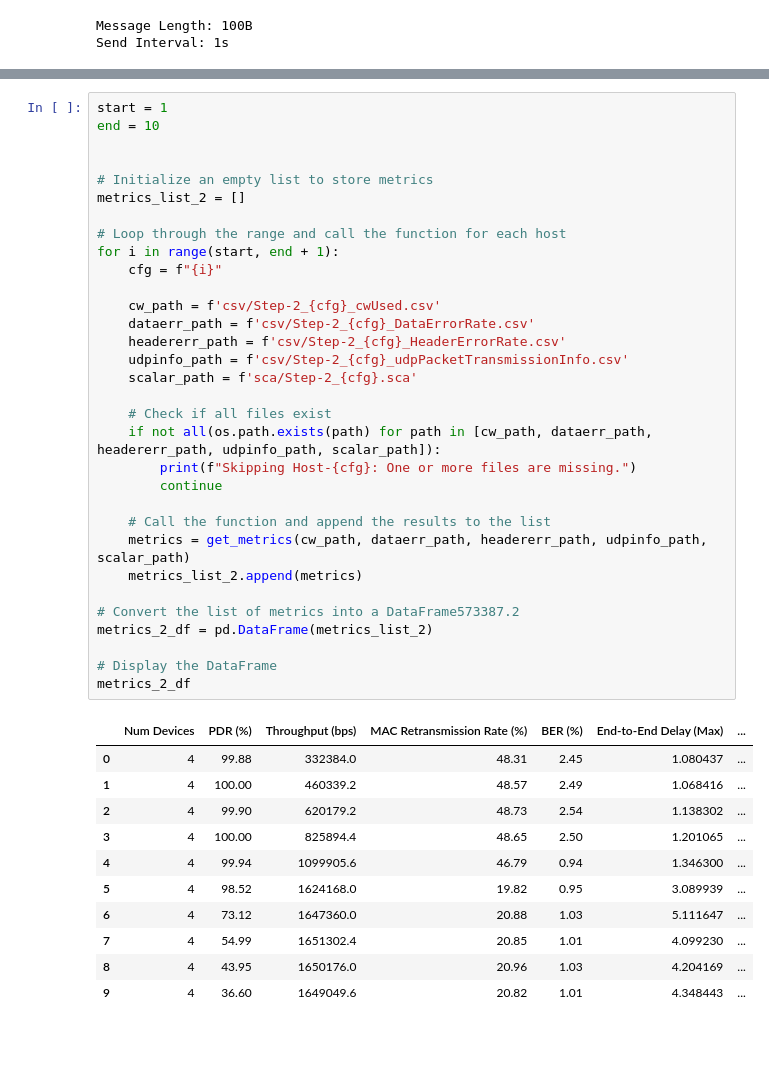
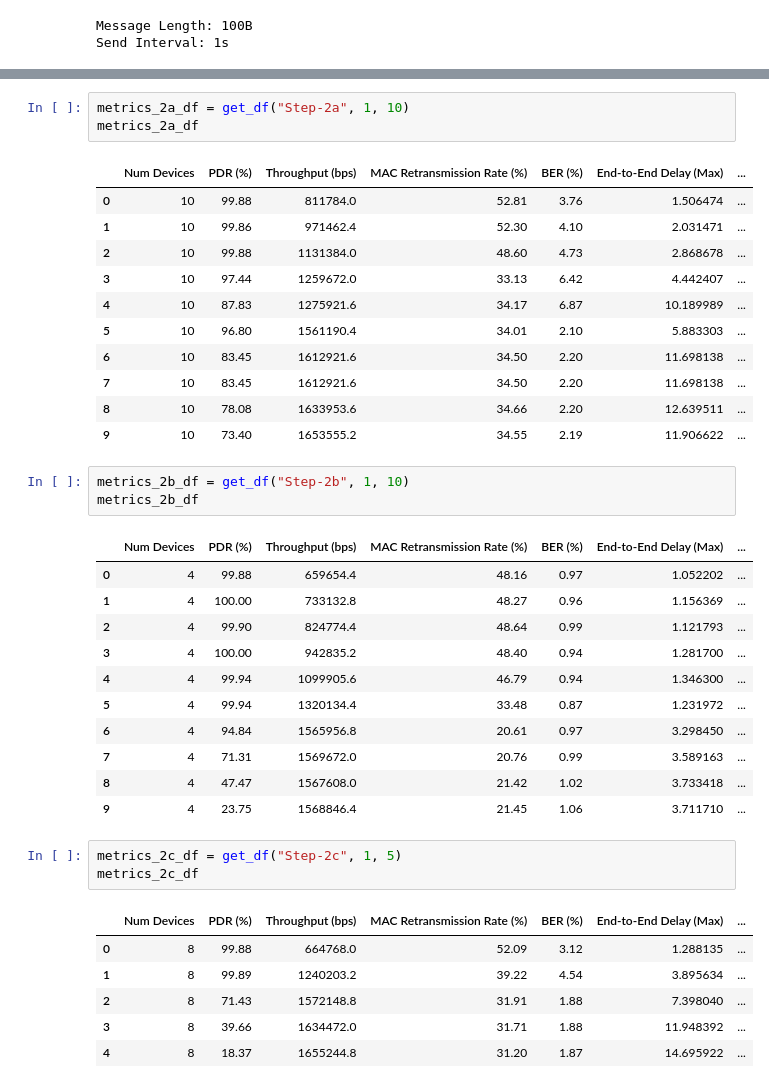
Before and after one commit to ahsanbulbul/Omnetpp-Analyzer, a Jupyter notebook: Performance Analysis.ipynb, the cells around one changed output, grey strips where cells are left out. Drawn from its saved outputs; the diff is of its cells as text; blank space fills up the shorter version.

```diff
--- a/Performance Analysis.ipynb
+++ b/Performance Analysis.ipynb
@@ -505,45 +558,41 @@ Total packets sent: 8000
 PDR: 39.95%
 # %%
-start = 1
-end = 10
-
-
-# Initialize an empty list to store metrics
-metrics_list_2 = []
-
-# Loop through the range and call the function for each host
-for i in range(start, end + 1):
-    cfg = f"{i}"
-
-    cw_path = f'csv/Step-2_{cfg}_cwUsed.csv'
-    dataerr_path = f'csv/Step-2_{cfg}_DataErrorRate.csv'
-    headererr_path = f'csv/Step-2_{cfg}_HeaderErrorRate.csv'
-    udpinfo_path = f'csv/Step-2_{cfg}_udpPacketTransmissionInfo.csv'
-    scalar_path = f'sca/Step-2_{cfg}.sca'
-
-    # Check if all files exist
-    if not all(os.path.exists(path) for path in [cw_path, dataerr_path, headererr_path, udpinfo_path, scalar_path]):
-        print(f"Skipping Host-{cfg}: One or more files are missing.")
-        continue
-
-    # Call the function and append the results to the list
-    metrics = get_metrics(cw_path, dataerr_path, headererr_path, udpinfo_path, scalar_path)
-    metrics_list_2.append(metrics)
-
-# Convert the list of metrics into a DataFrame573387.2
-metrics_2_df = pd.DataFrame(metrics_list_2)
-
-# Display the DataFrame
-metrics_2_df
+metrics_2a_df = get_df("Step-2a", 1, 10)
+metrics_2a_df
 # %% [output]
 |  | Num Devices | PDR (%) | Throughput (bps) | MAC Retransmission Rate (%) | BER (%) | End-to-End Delay (Max) | ... |
-| 0 | 4 | 99.88 | 332384.0 | 48.31 | 2.45 | 1.080437 | ... |
-| 1 | 4 | 100.00 | 460339.2 | 48.57 | 2.49 | 1.068416 | ... |
-| 2 | 4 | 99.90 | 620179.2 | 48.73 | 2.54 | 1.138302 | ... |
-| 3 | 4 | 100.00 | 825894.4 | 48.65 | 2.50 | 1.201065 | ... |
-| 4 | 4 | 99.94 | 1099905.6 | 46.79 | 0.94 | 1.346300 | ... |
-| 5 | 4 | 98.52 | 1624168.0 | 19.82 | 0.95 | 3.089939 | ... |
-| 6 | 4 | 73.12 | 1647360.0 | 20.88 | 1.03 | 5.111647 | ... |
-| 7 | 4 | 54.99 | 1651302.4 | 20.85 | 1.01 | 4.099230 | ... |
-| 8 | 4 | 43.95 | 1650176.0 | 20.96 | 1.03 | 4.204169 | ... |
-| 9 | 4 | 36.60 | 1649049.6 | 20.82 | 1.01 | 4.348443 | ... |
+| 0 | 10 | 99.88 | 811784.0 | 52.81 | 3.76 | 1.506474 | ... |
+| 1 | 10 | 99.86 | 971462.4 | 52.30 | 4.10 | 2.031471 | ... |
+| 2 | 10 | 99.88 | 1131384.0 | 48.60 | 4.73 | 2.868678 | ... |
+| 3 | 10 | 97.44 | 1259672.0 | 33.13 | 6.42 | 4.442407 | ... |
+| 4 | 10 | 87.83 | 1275921.6 | 34.17 | 6.87 | 10.189989 | ... |
+| 5 | 10 | 96.80 | 1561190.4 | 34.01 | 2.10 | 5.883303 | ... |
+| 6 | 10 | 83.45 | 1612921.6 | 34.50 | 2.20 | 11.698138 | ... |
+| 7 | 10 | 83.45 | 1612921.6 | 34.50 | 2.20 | 11.698138 | ... |
+| 8 | 10 | 78.08 | 1633953.6 | 34.66 | 2.20 | 12.639511 | ... |
+| 9 | 10 | 73.40 | 1653555.2 | 34.55 | 2.19 | 11.906622 | ... |
+# %%
+metrics_2b_df = get_df("Step-2b", 1, 10)
+metrics_2b_df
+# %% [output]
+|  | Num Devices | PDR (%) | Throughput (bps) | MAC Retransmission Rate (%) | BER (%) | End-to-End Delay (Max) | ... |
+| 0 | 4 | 99.88 | 659654.4 | 48.16 | 0.97 | 1.052202 | ... |
+| 1 | 4 | 100.00 | 733132.8 | 48.27 | 0.96 | 1.156369 | ... |
+| 2 | 4 | 99.90 | 824774.4 | 48.64 | 0.99 | 1.121793 | ... |
+| 3 | 4 | 100.00 | 942835.2 | 48.40 | 0.94 | 1.281700 | ... |
+| 4 | 4 | 99.94 | 1099905.6 | 46.79 | 0.94 | 1.346300 | ... |
+| 5 | 4 | 99.94 | 1320134.4 | 33.48 | 0.87 | 1.231972 | ... |
+| 6 | 4 | 94.84 | 1565956.8 | 20.61 | 0.97 | 3.298450 | ... |
+| 7 | 4 | 71.31 | 1569672.0 | 20.76 | 0.99 | 3.589163 | ... |
+| 8 | 4 | 47.47 | 1567608.0 | 21.42 | 1.02 | 3.733418 | ... |
+| 9 | 4 | 23.75 | 1568846.4 | 21.45 | 1.06 | 3.711710 | ... |
+# %%
+metrics_2c_df = get_df("Step-2c", 1, 5)
+metrics_2c_df
+# %% [output]
+|  | Num Devices | PDR (%) | Throughput (bps) | MAC Retransmission Rate (%) | BER (%) | End-to-End Delay (Max) | ... |
+| 0 | 8 | 99.88 | 664768.0 | 52.09 | 3.12 | 1.288135 | ... |
+| 1 | 8 | 99.89 | 1240203.2 | 39.22 | 4.54 | 3.895634 | ... |
+| 2 | 8 | 71.43 | 1572148.8 | 31.91 | 1.88 | 7.398040 | ... |
+| 3 | 8 | 39.66 | 1634472.0 | 31.71 | 1.88 | 11.948392 | ... |
+| 4 | 8 | 18.37 | 1655244.8 | 31.20 | 1.87 | 14.695922 | ... |
```
Also changed, not shown: parts of 13 cells of this notebook, 3 other files.
